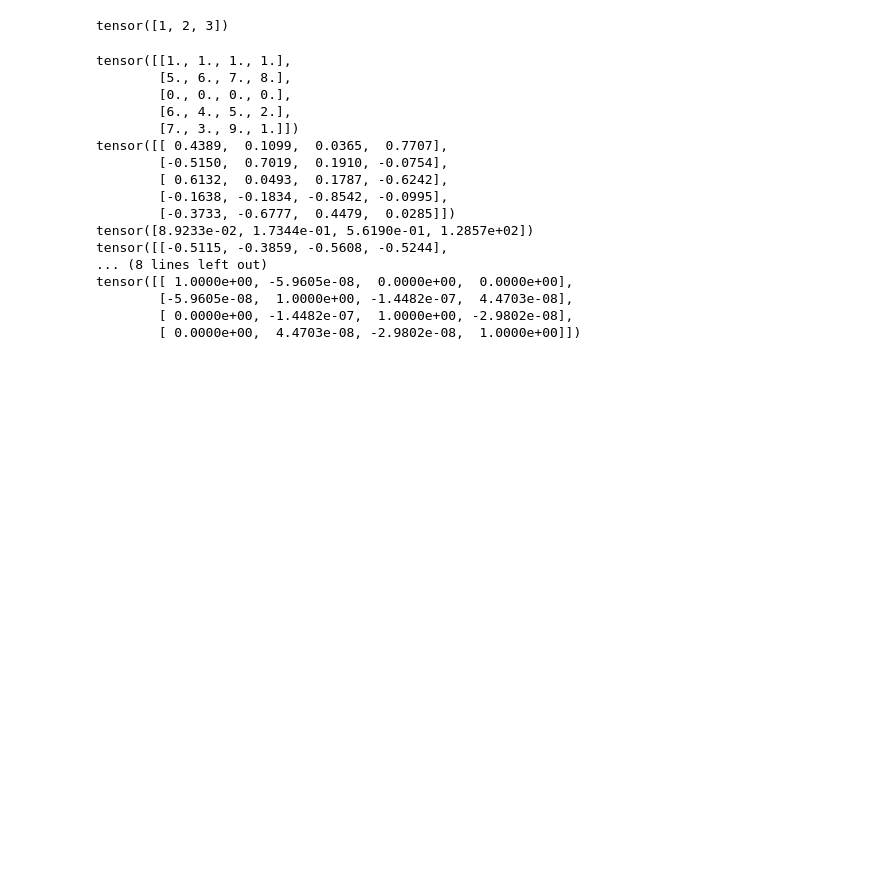
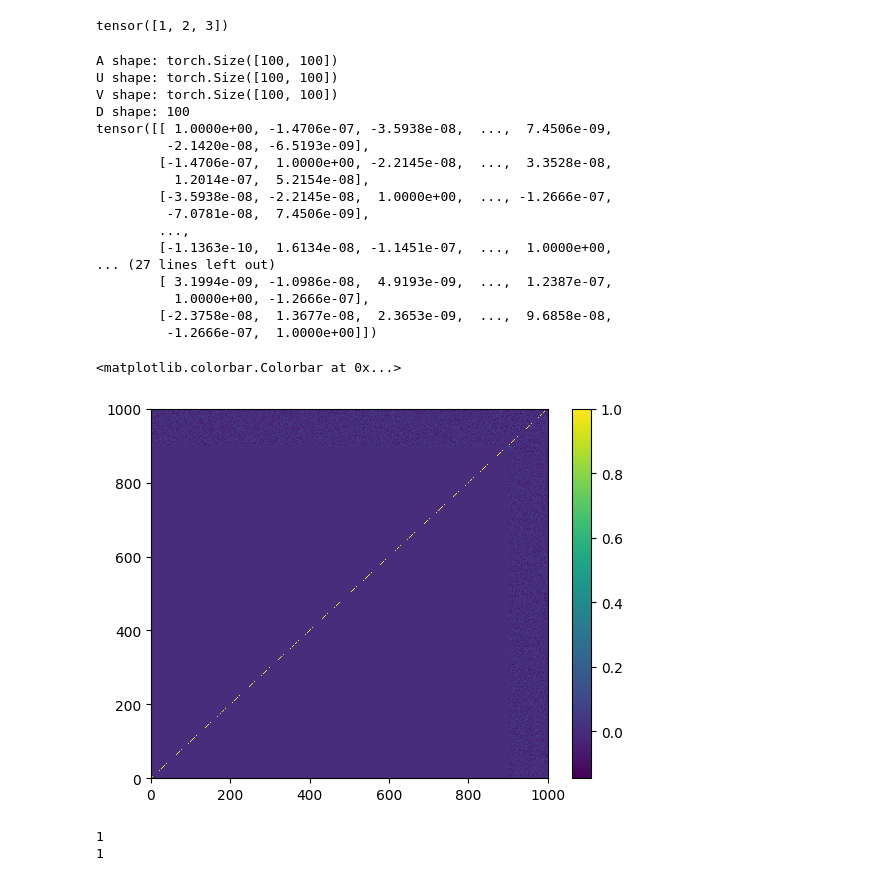
Before and after one commit to wormLove/DCNet, a Jupyter notebook: DCNet_Pytorch.ipynb, the cells around one changed output. Saved outputs shown, nothing was run; the diff lists cells and outputs as text; code cells hidden in the pictures; blank space fills up the shorter version.

```diff
--- a/DCNet_Pytorch.ipynb
+++ b/DCNet_Pytorch.ipynb
@@ -378,29 +382,60 @@ torch.flatten(inp, start_dim=0)
 tensor([1, 2, 3])
 # %%
 from torch.linalg import multi_dot
-af = torch.flatten(a2, end_dim=1)
-print(af)
-U, D, V = torch.pca_lowrank(af)
-print(U)
-print(D**(-1))
-print(V)
-print(multi_dot((U, torch.diag(D), V.T)))
+af = torch.randn(100, 100)
+print(f"A shape: {af.shape}")
+U, D, V = torch.pca_lowrank(af, q=100)
+print(f"U shape: {U.shape}")
+print(f"V shape: {V.shape}")
+print(f"D shape: {len(D)}")
 print(torch.mm(V.T, V))
+print(torch.mm(V, V.T))
+print(torch.mm(U.T, U))
 # %% [output]
-tensor([[1., 1., 1., 1.],
-        [5., 6., 7., 8.],
-        [0., 0., 0., 0.],
-        [6., 4., 5., 2.],
-        [7., 3., 9., 1.]])
-tensor([[ 0.4389,  0.1099,  0.0365,  0.7707],
-        [-0.5150,  0.7019,  0.1910, -0.0754],
-        [ 0.6132,  0.0493,  0.1787, -0.6242],
-        [-0.1638, -0.1834, -0.8542, -0.0995],
-        [-0.3733, -0.6777,  0.4479,  0.0285]])
-tensor([8.9233e-02, 1.7344e-01, 5.6190e-01, 1.2857e+02])
-tensor([[-0.5115, -0.3859, -0.5608, -0.5244],
-... (8 lines left out)
-tensor([[ 1.0000e+00, -5.9605e-08,  0.0000e+00,  0.0000e+00],
-        [-5.9605e-08,  1.0000e+00, -1.4482e-07,  4.4703e-08],
-        [ 0.0000e+00, -1.4482e-07,  1.0000e+00, -2.9802e-08],
-        [ 0.0000e+00,  4.4703e-08, -2.9802e-08,  1.0000e+00]])
+A shape: torch.Size([100, 100])
+U shape: torch.Size([100, 100])
+V shape: torch.Size([100, 100])
+D shape: 100
+tensor([[ 1.0000e+00, -1.4706e-07, -3.5938e-08,  ...,  7.4506e-09,
+         -2.1420e-08, -6.5193e-09],
+        [-1.4706e-07,  1.0000e+00, -2.2145e-08,  ...,  3.3528e-08,
+          1.2014e-07,  5.2154e-08],
+        [-3.5938e-08, -2.2145e-08,  1.0000e+00,  ..., -1.2666e-07,
+         -7.0781e-08,  7.4506e-09],
+        ...,
+        [-1.1363e-10,  1.6134e-08, -1.1451e-07,  ...,  1.0000e+00,
+... (27 lines left out)
+        [ 3.1994e-09, -1.0986e-08,  4.9193e-09,  ...,  1.2387e-07,
+          1.0000e+00, -1.2666e-07],
+        [-2.3758e-08,  1.3677e-08,  2.3653e-09,  ...,  9.6858e-08,
+         -1.2666e-07,  1.0000e+00]])
+# %%
+from torch.nn.functional import normalize
+def randomizer_matrix(m: int, n: int):
+    assert m > n, f"m={m} should be greater than n={n}"
+    _, _, V = torch.pca_lowrank(torch.rand(n, n), q=n)
+    random_matrix = normalize(torch.randn(m-n, n), p=2, dim=1)
+
+    Vc = torch.mm(random_matrix, V)
+    return torch.vstack((V, Vc))
+
+eta = randomizer_matrix(1000, 900)
+eta = eta.numpy()
+# %%
+from matplotlib import pyplot as plt
+import numpy as np
+plt.pcolormesh(np.matmul(eta, eta.T))
+plt.colorbar()
+# %% [output]
+<matplotlib.colorbar.Colorbar at 0x...>
+[figure, added]
+# %%
+def test(a, b):
+    for i in [1, 2, 3, 4, 5]:
+        return i if i > 3 else None
+
+print(test(2, 5) if test(2, 5) is not None else 0 + 1)
+print(test(2, 5) if test(2, 5) is not None else 0  + 1)
+# %% [output]
+1
+1
```
Also changed, not shown: parts of 2 cells of this notebook.
